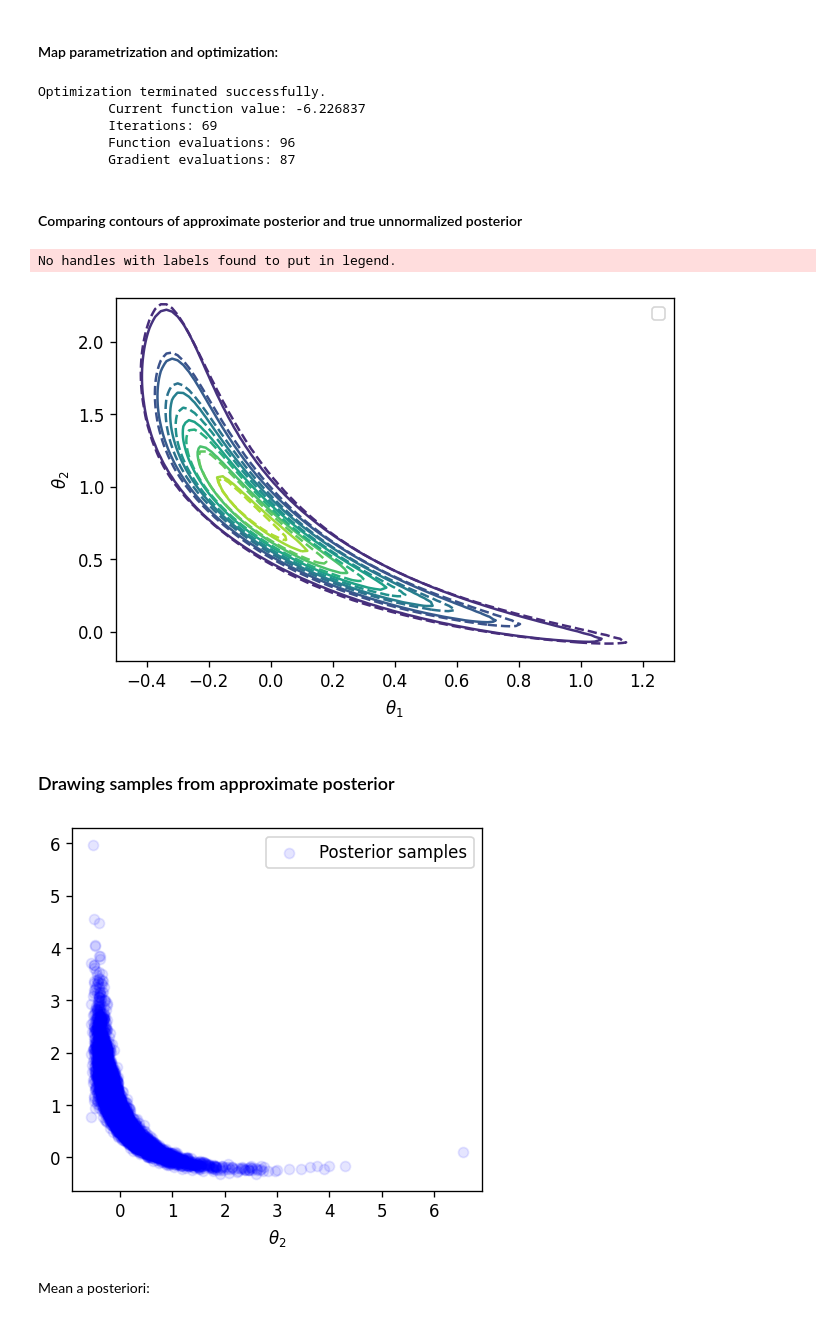
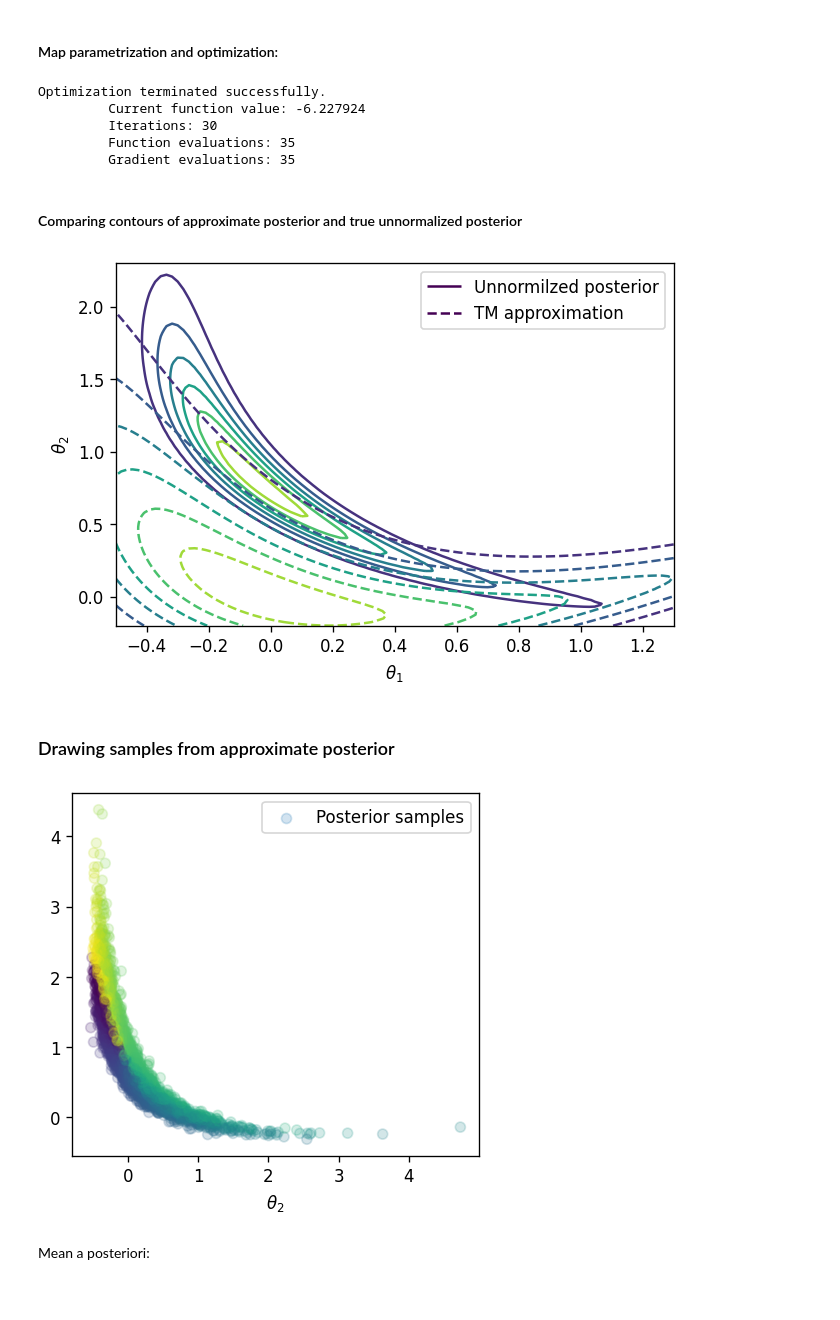
Before and after one commit to MeasureTransport/SIAMannual22, a Jupyter notebook: tutorial_code_AN22.ipynb, the cells around one changed output. Saved outputs shown, nothing was run; the diff lists cells and outputs as text; code cells hidden in the pictures.

```diff
--- a/tutorial_code_AN22.ipynb
+++ b/tutorial_code_AN22.ipynb
@@ -600,19 +608,19 @@ Xtrain = np.random.randn(2,N)
 # Set-up map and initize map coefficients
 opts = MapOptions()
 
-map_order = 5
+map_order = 3
 tri_map = CreateTriangular(2,2,map_order,opts)
 coeffs = np.zeros(tri_map.numCoeffs)
 tri_map.SetCoeffs(coeffs)
 
-options={'gtol': 1e-3, 'disp': True}
+options={'gtol': 1e-2, 'disp': True}
 res = minimize(obj, tri_map.CoeffMap(), args=(tri_map, Xtrain), jac=grad_obj, method='BFGS', options=options)
 # %% [output]
 Optimization terminated successfully.
-         Current function value: -6.226837
-         Iterations: 69
-         Function evaluations: 96
-         Gradient evaluations: 87
+         Current function value: -6.227924
+         Iterations: 30
+         Function evaluations: 35
+         Gradient evaluations: 35
 # %% [markdown]
 #### Comparing contours of approximate posterior and true unnormalized posterior
 # %%
@@ -635,29 +643,32 @@ Z = log_posterior(std_noise,std_prior1,std_prior2,list_t,list_yobs,xx.flatten(),
 Z = np.exp(Z.reshape(Ngrid,Ngrid))
 
 fig, ax = plt.subplots()
-CS = ax.contour(xx, yy, Z,label='unnormilzed posterior')
-CS = ax.contour(xx, yy, Z2,label='TM approximation',linestyles='dashed')
+CS1 = ax.contour(xx, yy, Z)
+CS2 = ax.contour(xx, yy, Z2,linestyles='dashed')
 ax.set_xlabel(r'$\theta_1$')
 ax.set_ylabel(r'$\theta_2$')
-ax.legend()
+h1,_ = CS1.legend_elements()
+h2,_ = CS2.legend_elements()
+ax.legend([h1[0], h2[0]], ['Unnormilzed posterior', 'TM approximation'])
 plt.show()
 # %% [output]
-No handles with labels found to put in legend.
-[figure, old version]
+[figure, new version]
 # %% [markdown]
 ### Drawing samples from approximate posterior
 # %%
-Znew = np.random.randn(2,10000)
+Znew = np.random.randn(2,5000)
+colors = np.arctan2(Znew[1,:],Znew[0,:])
+
 Xpost = tri_map.Evaluate(Znew)
 fig,ax = plt.subplots()
-ax.scatter(Xpost[0,:],Xpost[1,:], facecolor='blue', alpha=0.1, label='Posterior samples')
+ax.scatter(Xpost[0,:],Xpost[1,:], c=colors, alpha=0.2, label='Posterior samples')
 ax.set_aspect('equal', 'box')
 ax.set_xlabel(r'$\theta_1$')
 ax.set_xlabel(r'$\theta_2$')
 ax.legend()
 plt.show()
 # %% [output]
-[figure, old version]
+[figure, new version]
 # %% [markdown]
 Mean a posteriori:
 # %%
```
Also changed, not shown: parts of 32 cells of this notebook.
